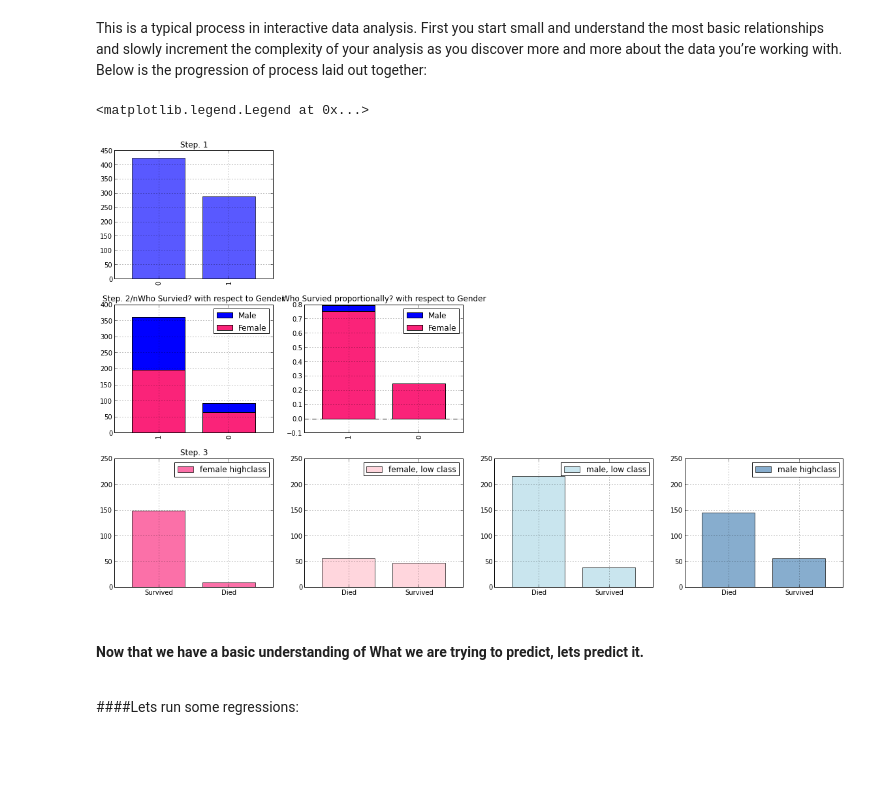
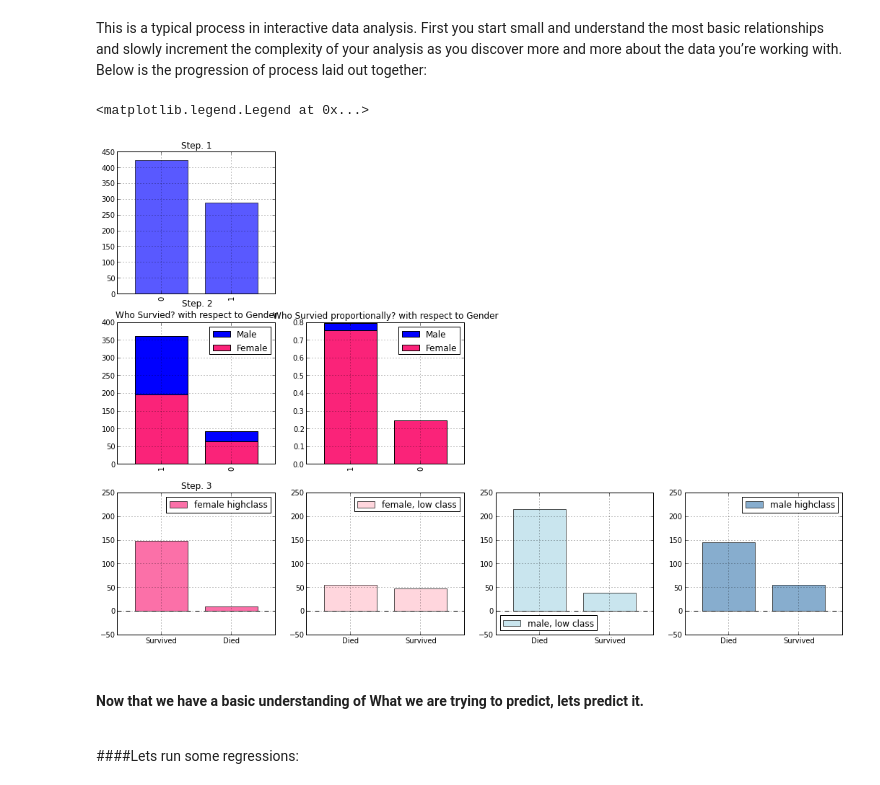
Before and after one commit to agconti/kaggle-titanic, a Jupyter notebook: Titanic.ipynb, the cells around one changed output. Saved outputs shown, nothing was run; the diff lists cells and outputs as text; code cells hidden in the pictures; blank space fills up the shorter version.

```diff
--- a/Titanic.ipynb
+++ b/Titanic.ipynb
@@ -195,7 +196,7 @@ legend(loc='best')
 # %% [markdown]
 This is a typical process in interactive data analysis. First you start small and understand the most basic relationships and slowly increment the complexity of your analysis as you discover more and more about the data you’re working with. Below is the progression of process laid out together:
 # %%
-fig=plt.figure(figsize(20,12))
+fig=plt.figure(figsize(18,12), dpi=1600)
 a=0.65
 # Step 1
 fig.add_subplot(341)
@@ -207,38 +208,38 @@ fig.add_subplot(345)
 #Are they male and female?
 df.survived[df.sex == 'male'].value_counts().plot(kind='bar',label='Male')
 df.survived[df.sex == 'female'].value_counts().plot(kind='bar', color='#FA2379',label='Female')
-title("Step. 2/nWho Survied? with respect to Gender "); legend(loc='best')
+title("Step. 2 \nWho Survied? with respect to Gender"); legend(loc='best')
 
 fig.add_subplot(346)
 (df.survived[df.sex == 'male'].value_counts()/float(df.sex[df.sex == 'male'].size)).plot(kind='bar',label='Male')
 (df.survived[df.sex == 'female'].value_counts()/float(df.sex[df.sex == 'female'].size)).plot(kind='bar', color='#FA2379',label='Female')
 title("Who Survied proportionally? with respect to Gender"); legend(loc='best')
 
 
 #Step 3
 ax1=fig.add_subplot(349)
 df.survived[df.sex == 'female'][df.pclass != 3].value_counts().plot(kind='bar', label='female highclass', color='#FA2479', alpha=a)
 ax1.set_xticklabels(["Survived", "Died"], rotation=0)
 title("Step. 3"); legend(loc='best')
 
 
 ax2=fig.add_subplot(3,4,10, sharey=ax1)
 df.survived[df.sex=='female'][df.pclass==3].value_counts().plot(kind='bar', label='female, low class', color='pink', alpha=a)
 ax2.set_xticklabels(["Died","Survived"], rotation=0)
 legend(loc='best')
 
 ax3=fig.add_subplot(3,4,11, sharey=ax1)
 df.survived[df.sex == 'male'][df.pclass == 3].value_counts().plot(kind='bar', label='male, low class',color='lightblue', alpha=a)
 ax3.set_xticklabels(["Died","Survived"], rotation=0)
 legend(loc='best')
 
 ax4=fig.add_subplot(3,4,12, sharey=ax1)
 df.survived[df.sex == 'male'][df.pclass != 3].value_counts().plot(kind='bar', label='male highclass', alpha=a, color='steelblue')
 ax4.set_xticklabels(["Died","Survived"], rotation=0)
 legend(loc='best')
 # %% [output]
 <matplotlib.legend.Legend at 0x...>
-[figure, old version]
+[figure, new version]
 # %% [markdown]
 #### Now that we have a basic understanding of What we are trying to predict, lets predict it.
 <br />
```
Also changed, not shown: parts of 8 cells of this notebook.
